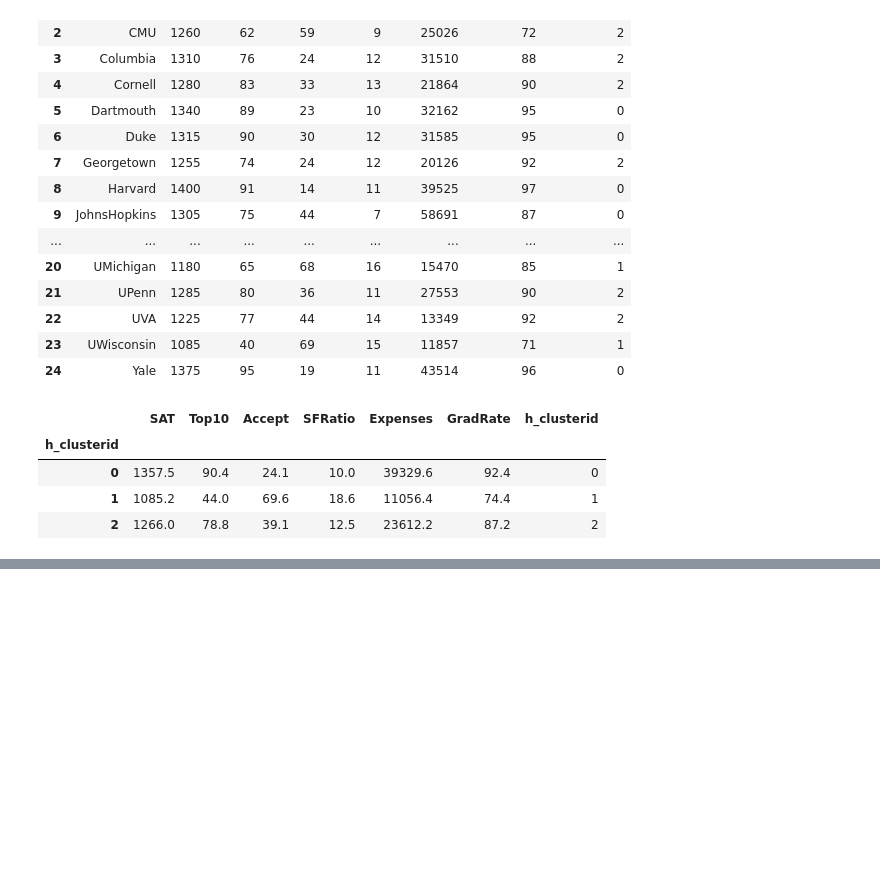
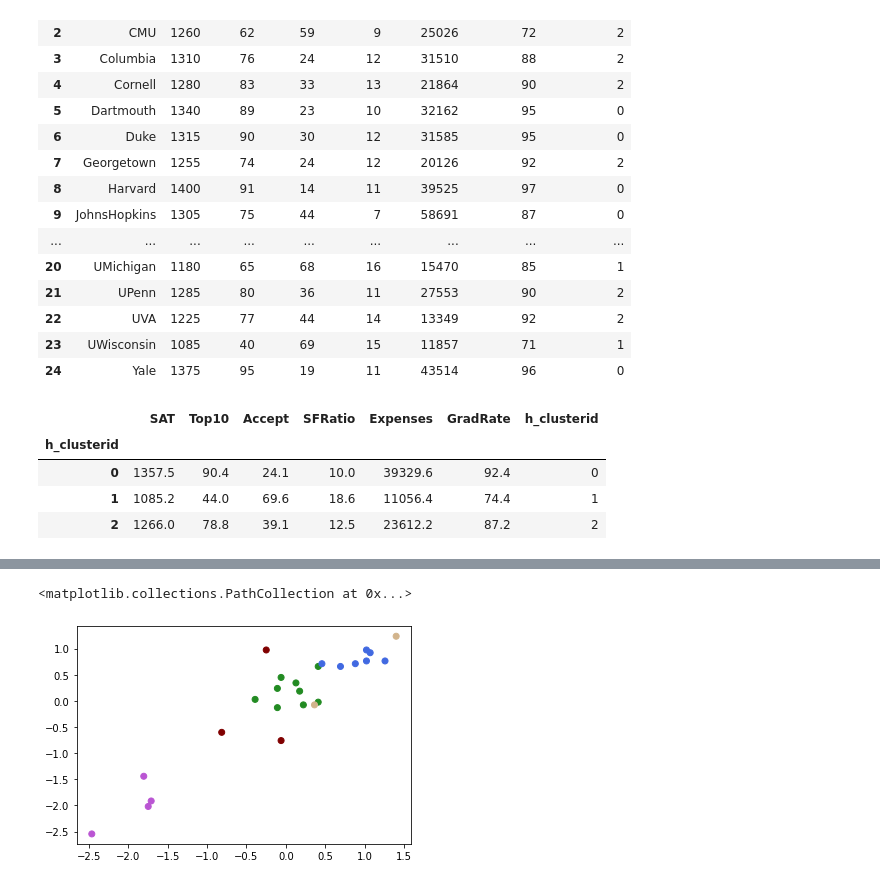
Before and after one commit to Gopizone/DataScience, a Jupyter notebook: PCA, hierarchal, kmean(Universities).ipynb, the cells around one changed output, grey strips where cells are left out. Saved outputs shown, nothing was run; the diff lists cells and outputs as text; code cells hidden in the pictures; blank space fills up the shorter version.

```diff
--- a/PCA, hierarchal, kmean(Universities).ipynb
+++ b/PCA, hierarchal, kmean(Universities).ipynb
@@ -337,0 +343,7 @@ result
+# %%
+colors = ['royalblue', 'maroon', 'forestgreen', 'mediumorchid', 'tan', 'deeppink', 'olive', 'goldenrod', 'lightcyan', 'navy']
+vectorizer = np.vectorize(lambda x: colors[x % len(colors)])
+plt.scatter(uni_normal[:,0], uni_normal[:,1], c=vectorizer(kmeans_clust.labels_))
+# %% [output]
+<matplotlib.collections.PathCollection at 0x...>
+[figure, added]
```
Also changed, not shown: parts of 1 cell of this notebook.
